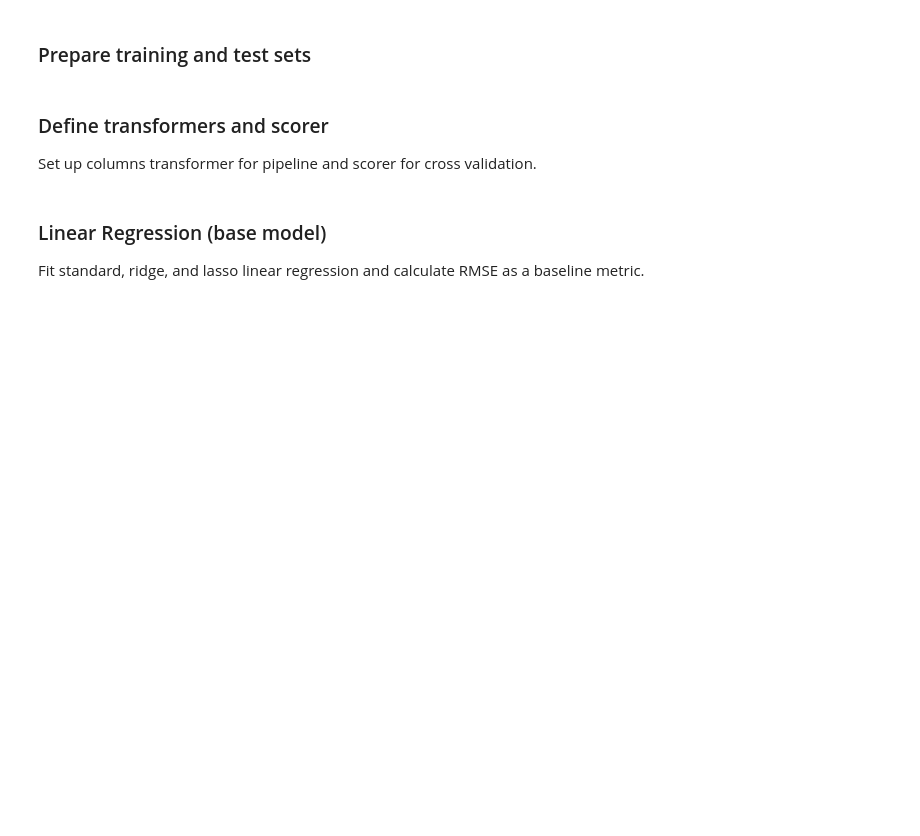
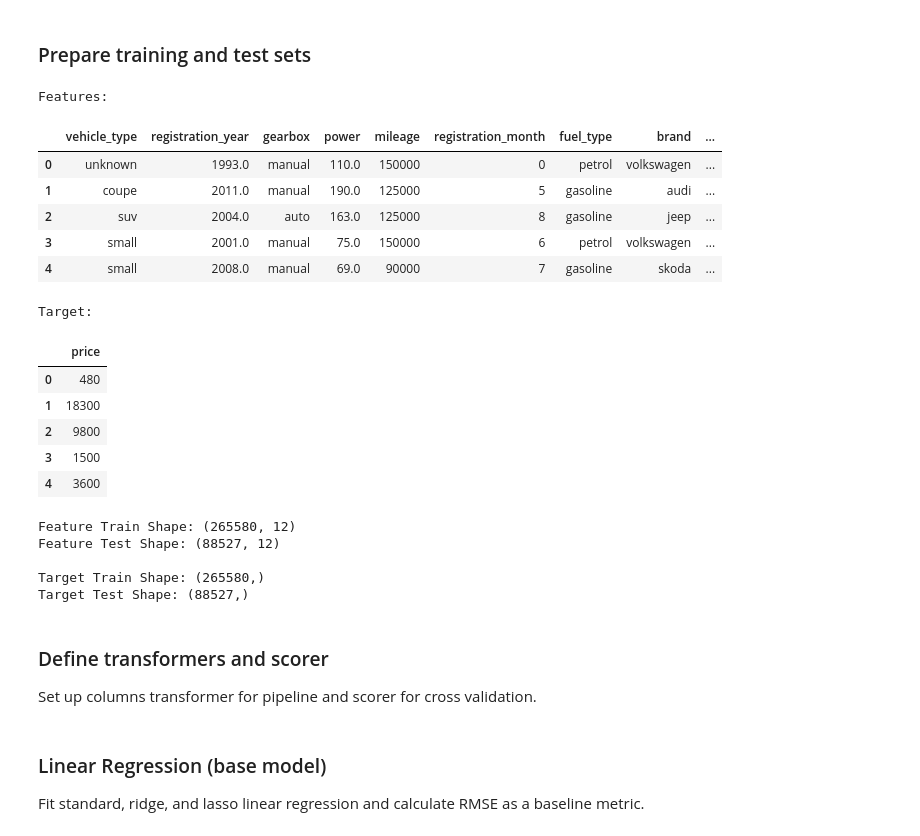
Before and after one commit to kellyshreeve/predicting-used-car-price, a Jupyter notebook: car_price_analysis.ipynb, the cells around one changed output. Cells and saved outputs as stored; diff of their text form; code cells hidden in the pictures; blank space fills up the shorter version.

```diff
--- a/car_price_analysis.ipynb
+++ b/car_price_analysis.ipynb
@@ -936,13 +962,44 @@ Target Test Shape: (88527,)
 ### Prepare training and test sets
 # %%
 # Define features and target
-features = cars.drop(['price', 'date_crawled', 'date_created', 'last_seen', 'postal_code', 'number_of_pictures', 'model_top125'], axis=1)
-target = cars['price']
+features_top = cars.drop(['price', 'date_crawled', 'date_created', 'last_seen',
+                          'postal_code', 'postal_code_trunc100', 'number_of_pictures', 'model'], axis=1)
+target_top = cars['price']
 
 print('Features:')
-display(features.head())
+display(features_top.head())
 print('Target:')
-display(target.head().to_frame())
+display(target_top.head().to_frame())
+# %% [output]
+Features:
+|  | vehicle_type | registration_year | gearbox | power | mileage | registration_month | fuel_type | brand | ... |
+| 0 | unknown | 1993.0 | manual | 110.0 | 150000 | 0 | petrol | volkswagen | ... |
+| 1 | coupe | 2011.0 | manual | 190.0 | 125000 | 5 | gasoline | audi | ... |
+| 2 | suv | 2004.0 | auto | 163.0 | 125000 | 8 | gasoline | jeep | ... |
+| 3 | small | 2001.0 | manual | 75.0 | 150000 | 6 | petrol | volkswagen | ... |
+| 4 | small | 2008.0 | manual | 69.0 | 90000 | 7 | gasoline | skoda | ... |
+Target:
+|  | price |
+| 0 | 480 |
+| 1 | 18300 |
+| 2 | 9800 |
+| 3 | 1500 |
+| 4 | 3600 |
+# %%
+feat_train_t, feat_test_t, targ_train_t, targ_test_t = train_test_split(features_top, target_top,
+                                                                        test_size=0.25, random_state=123)
+
+print(f'Feature Train Shape: {feat_train_t.shape}')
+print(f'Feature Test Shape: {feat_test_t.shape}')
+print()
+print(f'Target Train Shape: {targ_train_t.shape}')
+print(f'Target Test Shape: {targ_test_t.shape}')
+# %% [output]
+Feature Train Shape: (265580, 12)
+Feature Test Shape: (88527, 12)
+
+Target Train Shape: (265580,)
+Target Test Shape: (88527,)
 # %% [markdown]
 ### Define transformers and scorer
 
```
Also changed, not shown: parts of 21 cells of this notebook.
